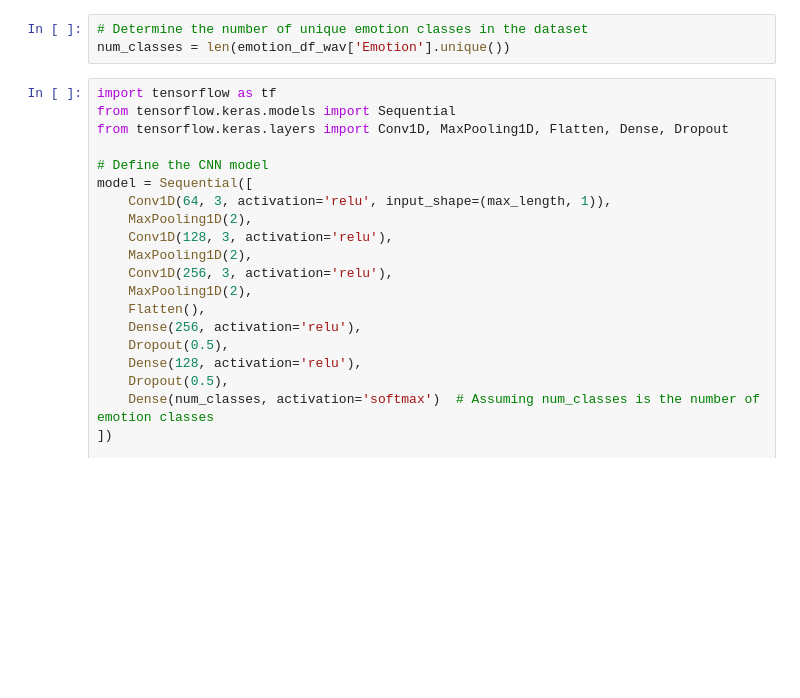
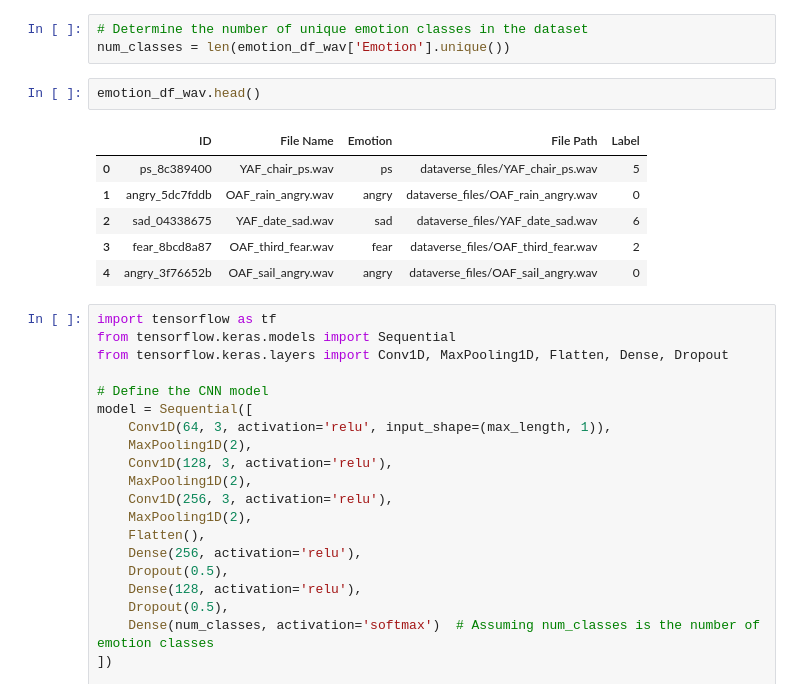
Before and after one commit to nyaberimauti/Speech-Recognition-Project, a Jupyter notebook: index_(1).ipynb, the cells around one changed output. Drawn from its saved outputs; the diff is of its cells as text; blank space fills up the shorter version.

```diff
--- a/index_(1).ipynb
+++ b/index_(1).ipynb
@@ -368,6 +368,15 @@ We will start with a convolutional neural network(CNN) as a baseline model.
 # %%
 # Determine the number of unique emotion classes in the dataset
 num_classes = len(emotion_df_wav['Emotion'].unique())
+# %%
+emotion_df_wav.head()
+# %% [output]
+|  | ID | File Name | Emotion | File Path | Label |
+| 0 | ps_8c389400 | YAF_chair_ps.wav | ps | dataverse_files/YAF_chair_ps.wav | 5 |
+| 1 | angry_5dc7fddb | OAF_rain_angry.wav | angry | dataverse_files/OAF_rain_angry.wav | 0 |
+| 2 | sad_04338675 | YAF_date_sad.wav | sad | dataverse_files/YAF_date_sad.wav | 6 |
+| 3 | fear_8bcd8a87 | OAF_third_fear.wav | fear | dataverse_files/OAF_third_fear.wav | 2 |
+| 4 | angry_3f76652b | OAF_sail_angry.wav | angry | dataverse_files/OAF_sail_angry.wav | 0 |
 # %%
 import tensorflow as tf
 from tensorflow.keras.models import Sequential
```
Also changed, not shown: parts of 3 cells of this notebook.
